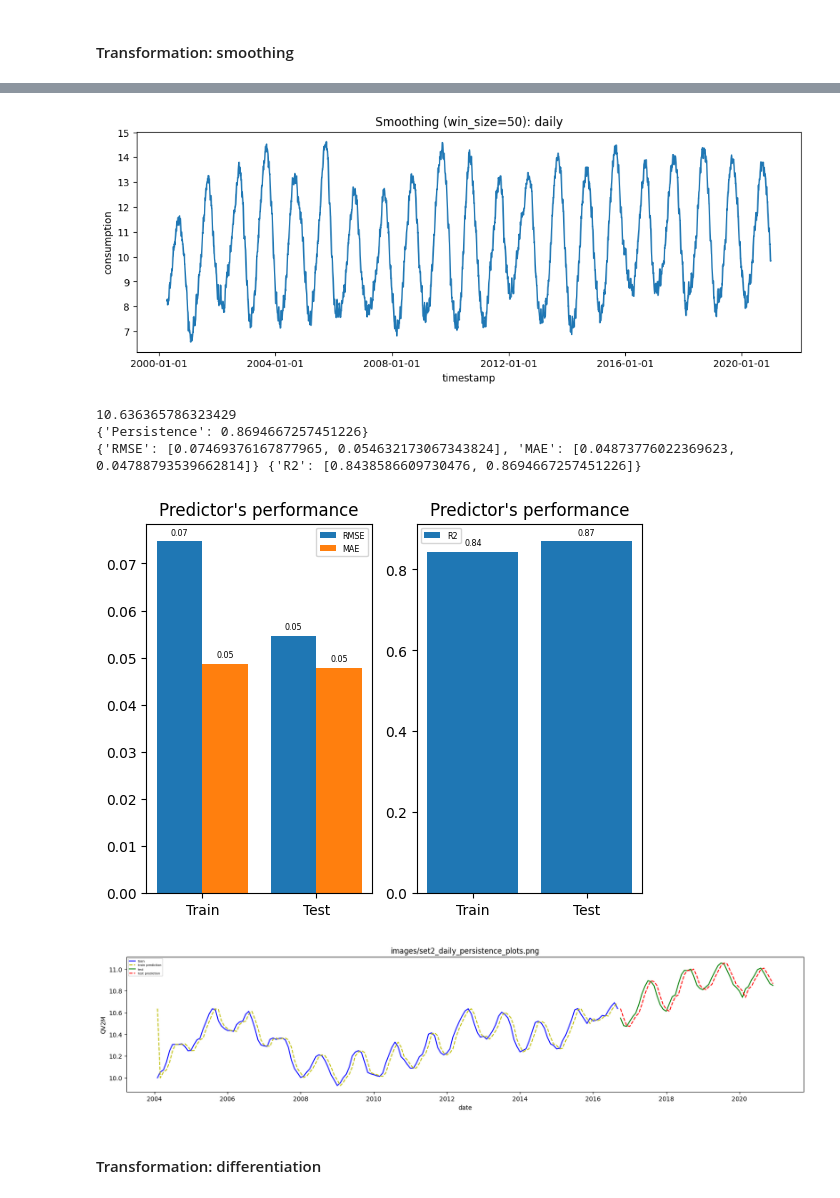
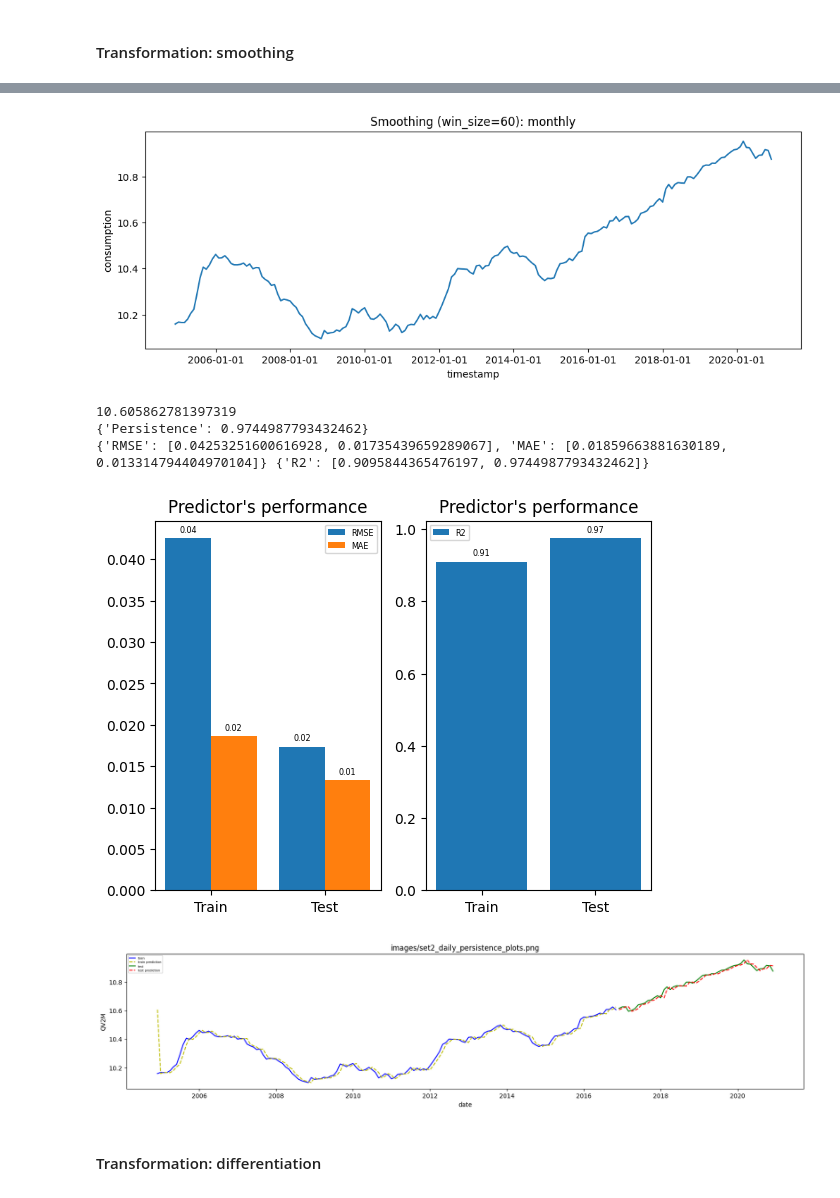
Before and after one commit to AthomsG/data_science, a Jupyter notebook: Lab06/set2.ipynb, the cells around one changed output, grey strips where cells are left out. Saved outputs shown, nothing was run; the diff lists cells and outputs as text; code cells hidden in the pictures.

```diff
--- a/Lab06/set2.ipynb
+++ b/Lab06/set2.ipynb
@@ -363,14 +366,14 @@ plot_forecasting_series(train, test, prd_trn, prd_tst, f'images/set2_daily_persi
 # %%
 WIN_SIZE = 25
 rolling = agg_df.rolling(window=WIN_SIZE)
-smooth_df_50 = rolling.mean()
-smooth_df_50.dropna(inplace=True)
+smooth_df_25 = rolling.mean()
+smooth_df_25.dropna(inplace=True)
 figure(figsize=(3*HEIGHT, HEIGHT))
-plot_series(smooth_df, title=f'Smoothing (win_size={WIN_SIZE}): daily', x_label='timestamp', y_label='consumption')
-savefig('images/set_2_smoothing_25')
+plot_series(smooth_df_25, title=f'Smoothing (win_size={WIN_SIZE}): monthly', x_label='timestamp', y_label='consumption')
+savefig('images/set_2_smoothing25')
 show()
 
-train, test = split_dataframe(smooth_df_50, trn_pct=0.75)
+train, test = split_dataframe(smooth_df_25, trn_pct=0.75)
 
 fr_mod = PersistenceRegressor()
 fr_mod.fit(train)
@@ -391,35 +394,35 @@ plot_forecasting_series(train, test, prd_trn, prd_tst, f'images/set2_daily_persi
 [figure]
 [figure]
 # %%
-WIN_SIZE = 50
+WIN_SIZE = 60
 rolling = agg_df.rolling(window=WIN_SIZE)
-smooth_df_50 = rolling.mean()
-smooth_df_50.dropna(inplace=True)
+smooth_df_60 = rolling.mean()
+smooth_df_60.dropna(inplace=True)
 figure(figsize=(3*HEIGHT, HEIGHT))
-plot_series(smooth_df, title=f'Smoothing (win_size={WIN_SIZE}): daily', x_label='timestamp', y_label='consumption')
-savefig('images/set_2_smoothing_50')
+plot_series(smooth_df_60, title=f'Smoothing (win_size={WIN_SIZE}): monthly', x_label='timestamp', y_label='consumption')
+savefig('images/set_2_smoothing60')
 show()
 
-train, test = split_dataframe(smooth_df_50, trn_pct=0.75)
+train, test = split_dataframe(smooth_df_60, trn_pct=0.75)
 
 fr_mod = PersistenceRegressor()
 fr_mod.fit(train)
 prd_trn = fr_mod.predict(train)
 prd_tst = fr_mod.predict(test)
 
 eval_results['Persistence'] = PREDICTION_MEASURES[measure](test.values, prd_tst)
 print(eval_results)
 
 plot_evaluation_results(train.values, prd_trn, test.values, prd_tst, f'images/set2_daily_persistence_eval.png')
-savefig('images/set_2_smoothing50_results')
+savefig('images/set_2_smoothing60_results')
 plot_forecasting_series(train, test, prd_trn, prd_tst, f'images/set2_daily_persistence_plots.png', x_label=index_col, y_label=target)
 # %% [output]
-[figure, old version]
+[figure, new version]
-10.636365786323429
-{'Persistence': 0.8694667257451226}
-{'RMSE': [0.07469376167877965, 0.054632173067343824], 'MAE': [0.04873776022369623, 0.04788793539662814]} {'R2': [0.8438586609730476, 0.8694667257451226]}
+10.605862781397319
+{'Persistence': 0.9744987793432462}
+{'RMSE': [0.04253251600616928, 0.01735439659289067], 'MAE': [0.01859663881630189, 0.013314794404970104]} {'R2': [0.9095844365476197, 0.9744987793432462]}
-[figure, old version]
+[figure, new version]
-[figure, old version]
+[figure, new version]
 # %% [markdown]
 #### Transformation: differentiation
 # %%
```
Also changed, not shown: parts of 15 cells of this notebook.
